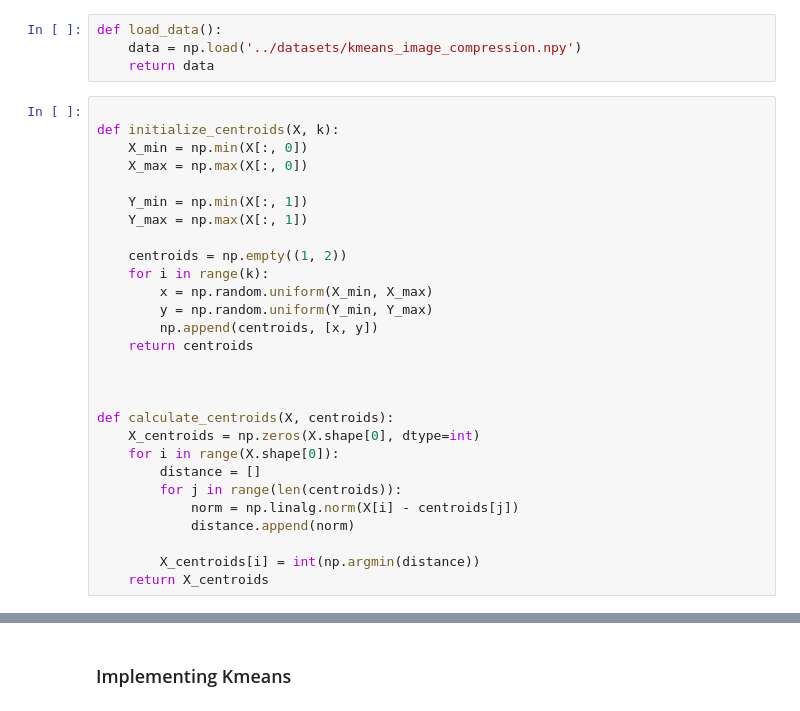
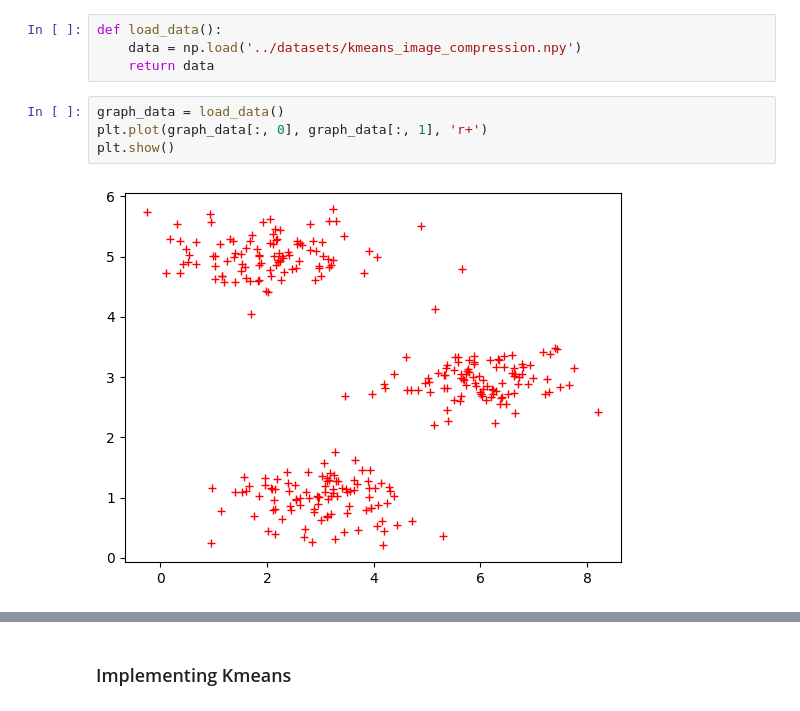
Before and after one commit to strcoder4007/Machine-Learning-Deep-Learning-Practice, a Jupyter notebook: Kmeans_image_compression.ipynb, the cells around one changed output, grey strips where cells are left out. Drawn from its saved outputs; the diff is of its cells as text.

```diff
--- a/Kmeans_image_compression.ipynb
+++ b/Kmeans_image_compression.ipynb
@@ -9,31 +9,9 @@ import matplotlib.pyplot as plt
 def load_data():
     data = np.load('../datasets/kmeans_image_compression.npy')
     return data
-# %%
-
-def initialize_centroids(X, k):
-    X_min = np.min(X[:, 0])
-    X_max = np.max(X[:, 0])
-
-    Y_min = np.min(X[:, 1])
-    Y_max = np.max(X[:, 1])
-
-    centroids = np.empty((1, 2))
-    for i in range(k):
-        x = np.random.uniform(X_min, X_max)
-        y = np.random.uniform(Y_min, Y_max)
-        np.append(centroids, [x, y])
-    return centroids
-
-
-
-def calculate_centroids(X, centroids):
-    X_centroids = np.zeros(X.shape[0], dtype=int)
-    for i in range(X.shape[0]):
-        distance = []
-        for j in range(len(centroids)):
-            norm = np.linalg.norm(X[i] - centroids[j])
-            distance.append(norm)
-
-        X_centroids[i] = int(np.argmin(distance))
-    return X_centroids
+# %%
+graph_data = load_data()
+plt.plot(graph_data[:, 0], graph_data[:, 1], 'r+')
+plt.show()
+# %% [output]
+[figure, added]
```
Also changed, not shown: parts of 3 cells of this notebook.
